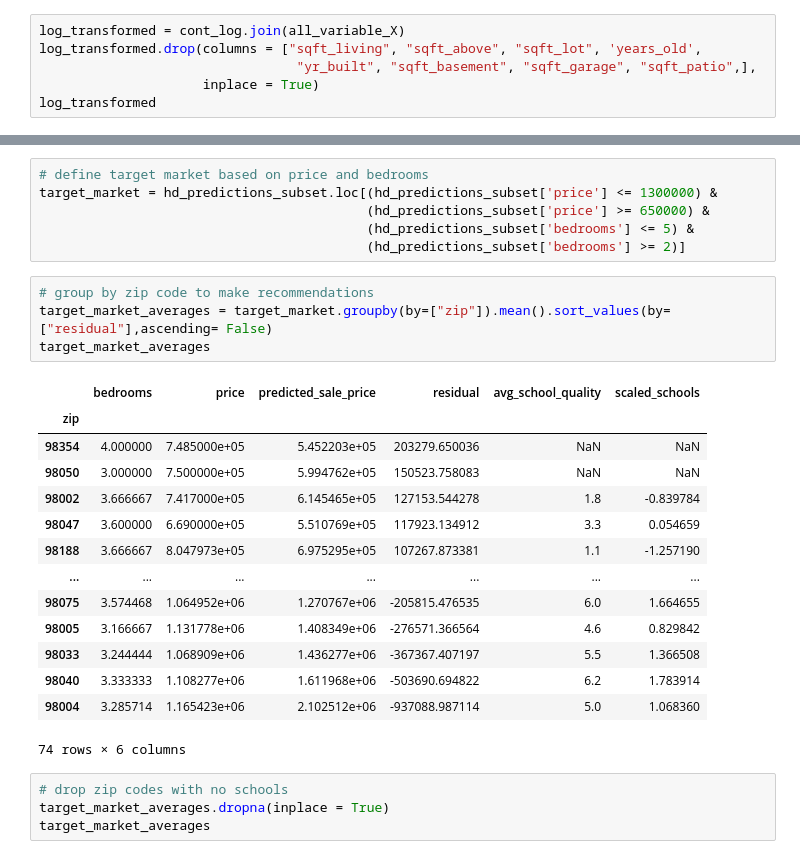
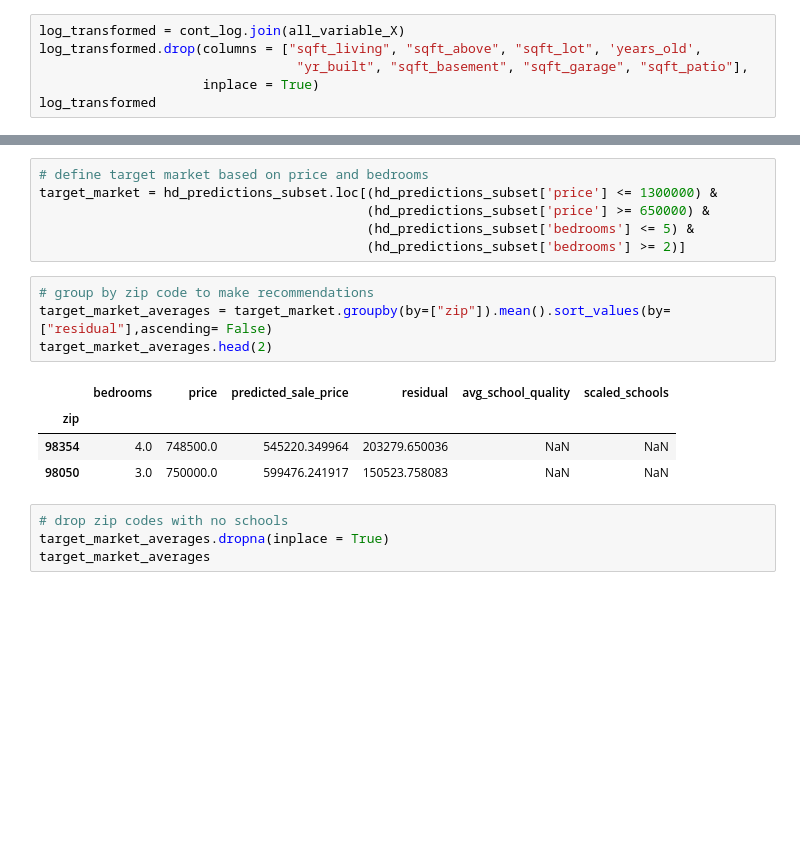
Before and after one commit to emgerber88/Kings-County-Real-Estate-analysis-NAEG, a Jupyter notebook: King_County_Analysis_Notebook.ipynb, the cells around one changed output, grey strips where cells are left out. Saved outputs shown, nothing was run; the diff lists cells and outputs as text; blank space fills up the shorter version.

```diff
--- a/King_County_Analysis_Notebook.ipynb
+++ b/King_County_Analysis_Notebook.ipynb
@@ -778,7 +780,7 @@ That looks better. Let's add those back to our dataset, and drop the original co
 # %%
 log_transformed = cont_log.join(all_variable_X)
 log_transformed.drop(columns = ["sqft_living", "sqft_above", "sqft_lot", 'years_old',
-                                 "yr_built", "sqft_basement", "sqft_garage", "sqft_patio",],
+                                 "yr_built", "sqft_basement", "sqft_garage", "sqft_patio"],
                      inplace = True)
 log_transformed
 # %% [output]
@@ -1288,22 +1312,12 @@ target_market = hd_predictions_subset.loc[(hd_predictions_subset['price'] <= 130
 # %%
 # group by zip code to make recommendations
 target_market_averages = target_market.groupby(by=["zip"]).mean().sort_values(by=["residual"],ascending= False)
-target_market_averages
+target_market_averages.head(2)
 # %% [output]
 |  | bedrooms | price | predicted_sale_price | residual | avg_school_quality | scaled_schools |
 | zip |  |  |  |  |  |  |
-| 98354 | 4.000000 | 7.485000e+05 | 5.452203e+05 | 203279.650036 | NaN | NaN |
-| 98050 | 3.000000 | 7.500000e+05 | 5.994762e+05 | 150523.758083 | NaN | NaN |
-| 98002 | 3.666667 | 7.417000e+05 | 6.145465e+05 | 127153.544278 | 1.8 | -0.839784 |
-| 98047 | 3.600000 | 6.690000e+05 | 5.510769e+05 | 117923.134912 | 3.3 | 0.054659 |
-| 98188 | 3.666667 | 8.047973e+05 | 6.975295e+05 | 107267.873381 | 1.1 | -1.257190 |
-| ... | ... | ... | ... | ... | ... | ... |
-| 98075 | 3.574468 | 1.064952e+06 | 1.270767e+06 | -205815.476535 | 6.0 | 1.664655 |
-| 98005 | 3.166667 | 1.131778e+06 | 1.408349e+06 | -276571.366564 | 4.6 | 0.829842 |
-| 98033 | 3.244444 | 1.068909e+06 | 1.436277e+06 | -367367.407197 | 5.5 | 1.366508 |
-| 98040 | 3.333333 | 1.108277e+06 | 1.611968e+06 | -503690.694822 | 6.2 | 1.783914 |
-| 98004 | 3.285714 | 1.165423e+06 | 2.102512e+06 | -937088.987114 | 5.0 | 1.068360 |
+| 98354 | 4.0 | 748500.0 | 545220.349964 | 203279.650036 | NaN | NaN |
+| 98050 | 3.0 | 750000.0 | 599476.241917 | 150523.758083 | NaN | NaN |
-74 rows × 6 columns
 # %%
 # drop zip codes with no schools
 target_market_averages.dropna(inplace = True)
```
Also changed, not shown: parts of 40 cells of this notebook.
